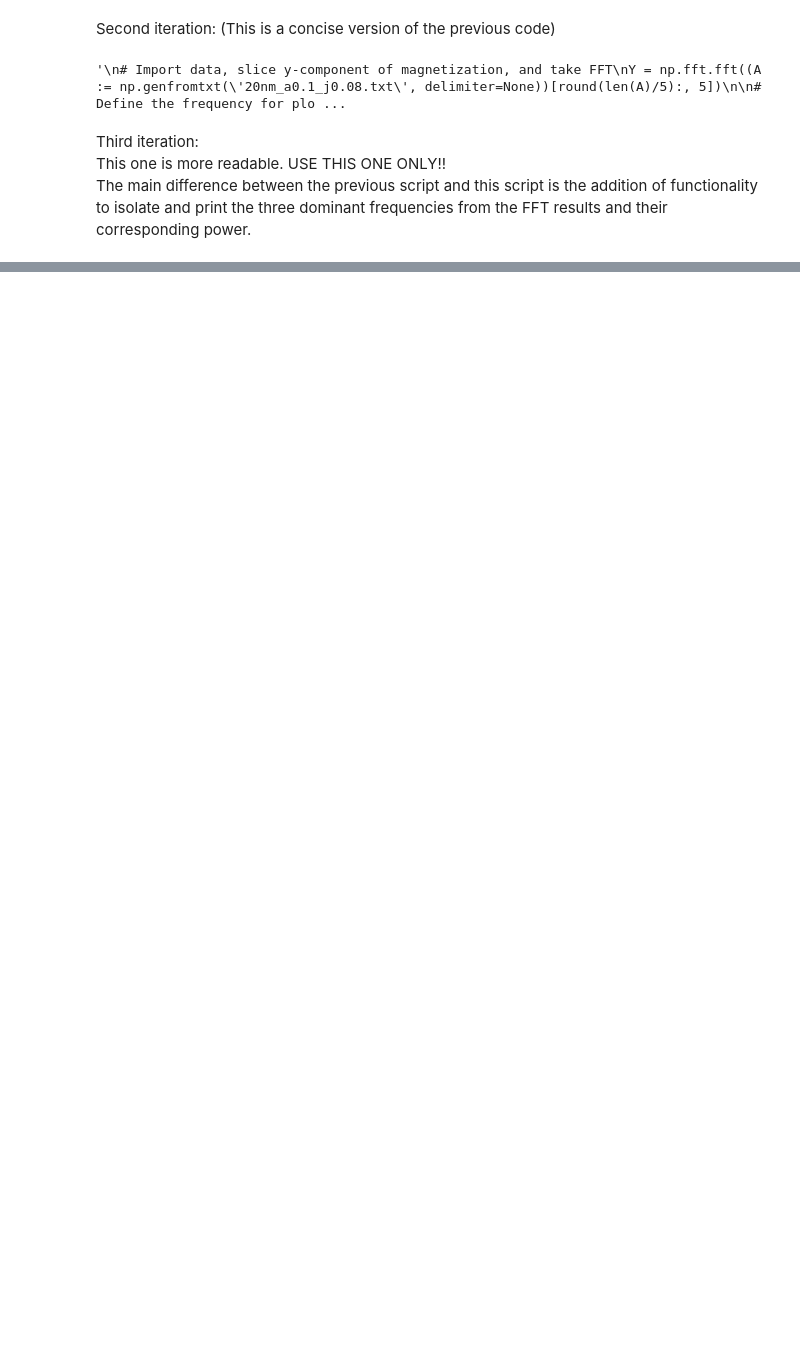
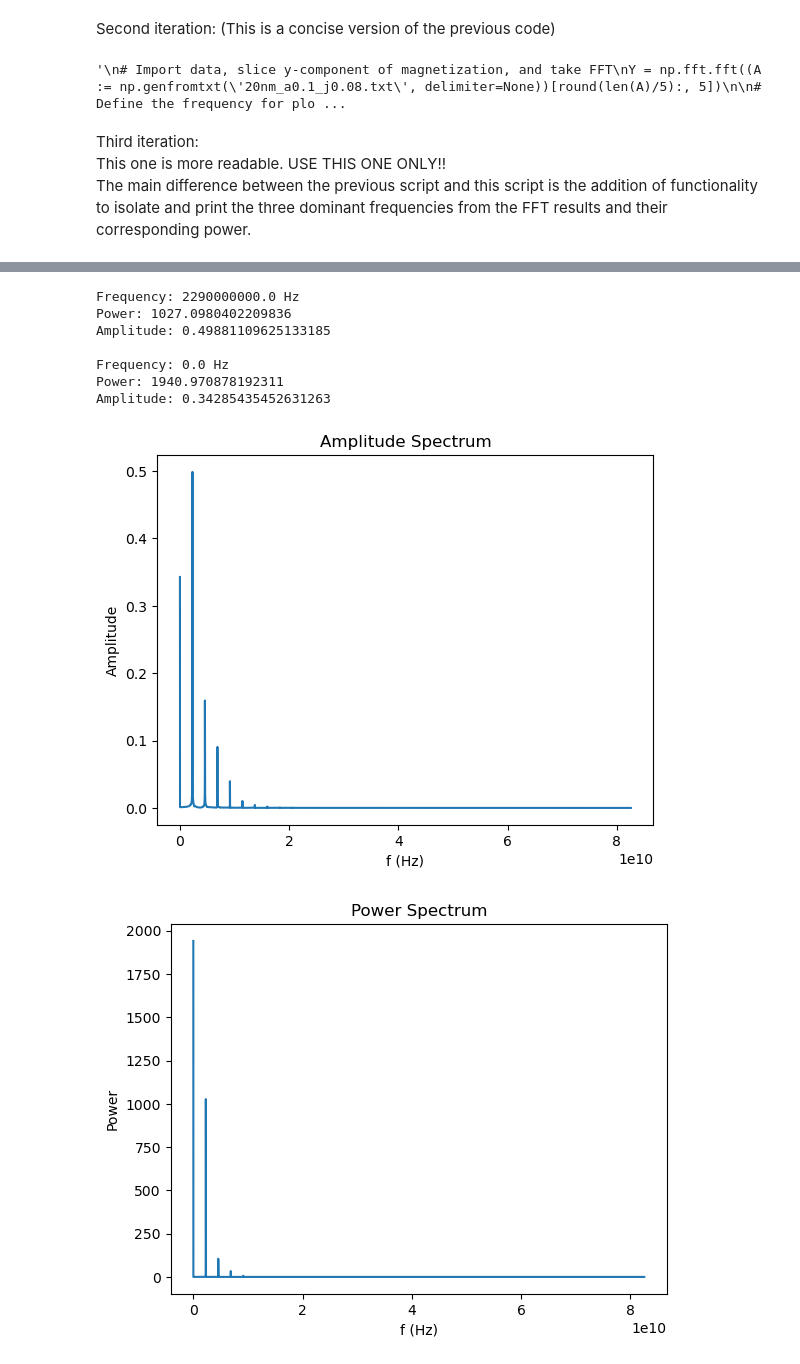
Before and after one commit to Nakshatra120/Micromagnetic-Simulation, a Jupyter notebook: Mumax_power_spectrum.ipynb, the cells around one changed output, grey strips where cells are left out. Saved outputs shown, nothing was run; the diff lists cells and outputs as text; code cells hidden in the pictures; blank space fills up the shorter version.

```diff
--- a/Mumax_power_spectrum.ipynb
+++ b/Mumax_power_spectrum.ipynb
@@ -117,0 +261,78 @@ ValueError: x and y must have same first dimension, but have shapes (392,) and (
+# %%
+import numpy as np
+import matplotlib.pyplot as plt
+
+# Import data
+filename = '30nm_currentchange\\30nm_0.10A.txt'
+data = np.loadtxt(filename, skiprows=1)  # Assuming the first row contains column headers
+
+# Extract m.region1y column
+my = data[:, 5]
+
+# Cut out first 20 percent of points
+L = len(my)
+L2 = int(L / 5)
+my = my[L2:]
+
+# Perform FFT and calculate amplitude spectrum
+N = len(my)
+Fs = N / (100 * 10**(-9))
+Y = np.fft.fft(my)
+P2 = np.abs(Y / N)
+P1 = P2[:int(N/2) + 1]
+P1[1:-1] = 2 * P1[1:-1]
+frequencies = np.arange(len(P1)) * Fs / N
+
+# Calculate power spectrum
+p = np.abs(Y[:int(N/2) + 1])**2 / N
+
+# Find the indices of the three highest spikes
+num_spikes = 3
+spike_indices = np.argsort(p)[-num_spikes:]
+
+# Find the threshold as a fraction of the maximum power
+threshold_fraction = 0.1
+threshold = threshold_fraction * np.max(p)
+
+# Get the frequencies, powers, and amplitudes of the spikes above the threshold
+selected_spikes = []
+for i in spike_indices:
+    if p[i] > threshold:
+        selected_spikes.append(i)
+
+spike_frequencies = frequencies[selected_spikes]
+spike_powers = p[selected_spikes]
+spike_amplitudes = P1[selected_spikes]
+
+# Print the frequencies, powers, and amplitudes of the selected spikes
+for freq, power, amplitude in zip(spike_frequencies, spike_powers, spike_amplitudes):
+    print("Frequency:", freq, "Hz")
+    print("Power:", power)
+    print("Amplitude:", amplitude)
+    print()
+
+# Plot amplitude spectrum
+plt.figure(1)
+plt.plot(frequencies, P1)
+plt.title("Amplitude Spectrum")
+plt.xlabel("f (Hz)")
+plt.ylabel("Amplitude")
+
+# Plot power spectrum
+plt.figure(2)
+plt.plot(frequencies, p)
+plt.title("Power Spectrum")
+plt.xlabel("f (Hz)")
+plt.ylabel("Power")
+
+plt.show()
+# %% [output]
+Frequency: 2290000000.0 Hz
+Power: 1027.0980402209836
+Amplitude: 0.49881109625133185
+
+Frequency: 0.0 Hz
+Power: 1940.970878192311
+Amplitude: 0.34285435452631263
+[figure, added]
+[figure, added]
```
Also changed, not shown: parts of 5 cells of this notebook, 30 other files.
